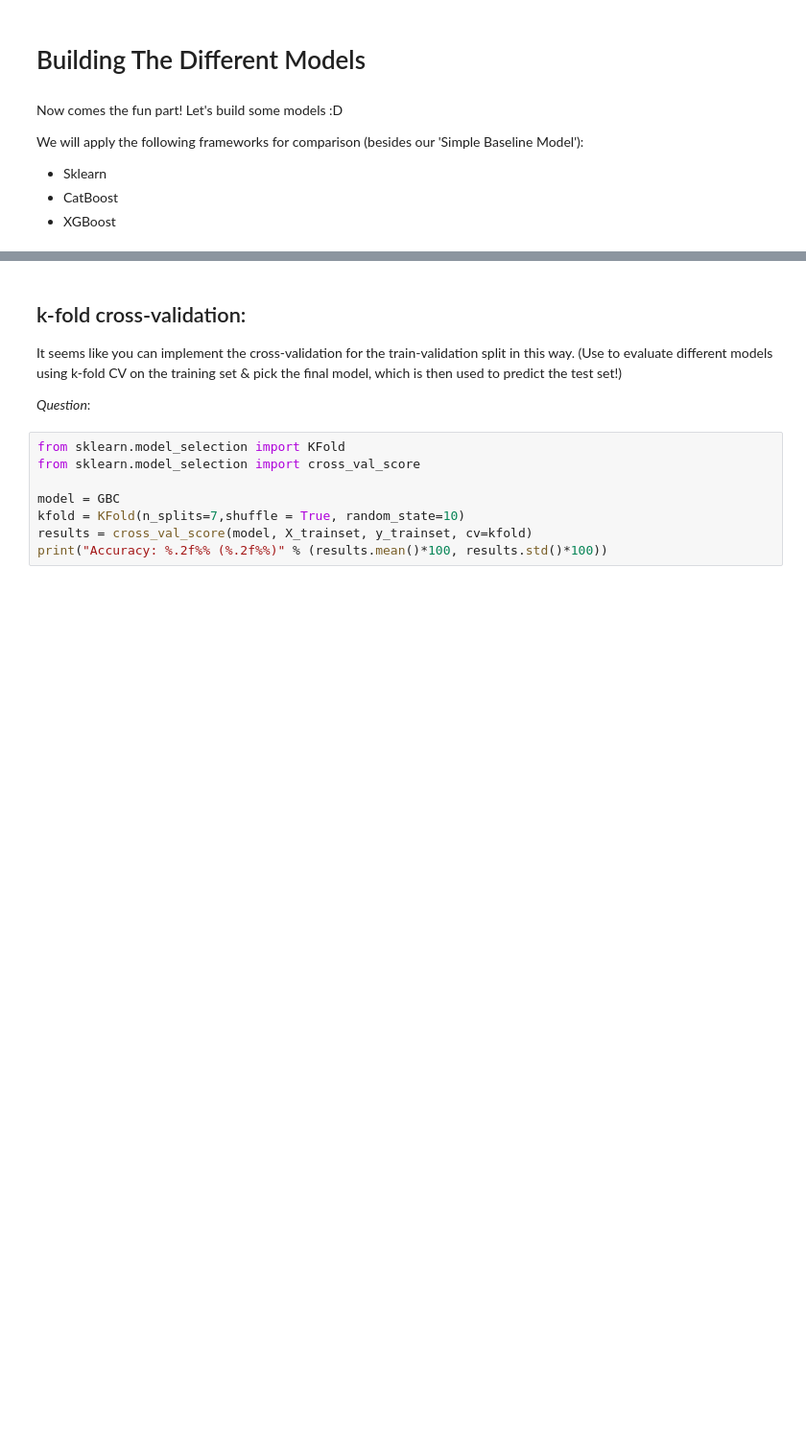
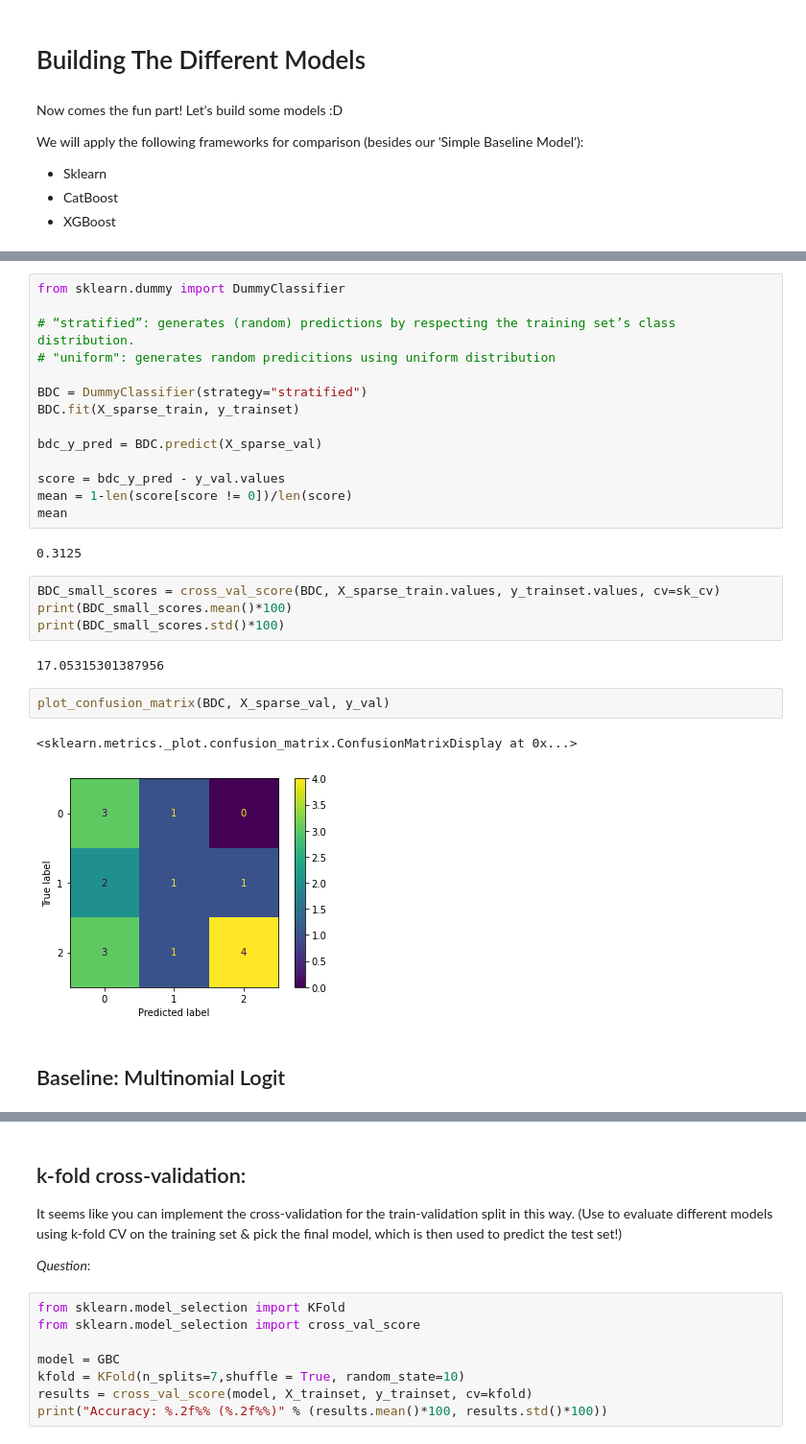
Before and after one commit to Blastorios/B4TM, a Jupyter notebook: src/GradientBoost.ipynb, the cells around one changed output, grey strips where cells are left out. Shown at 96% size. Cells and saved outputs as stored; diff of their text form; blank space fills up the shorter version.

```diff
--- a/src/GradientBoost.ipynb
+++ b/src/GradientBoost.ipynb
@@ -329,0 +417,29 @@ Average variance: 0.16210526315789475
+# %%
+from sklearn.dummy import DummyClassifier
+
+# “stratified”: generates (random) predictions by respecting the training set’s class distribution.
+# "uniform": generates random predicitions using uniform distribution
+
+BDC = DummyClassifier(strategy="stratified")
+BDC.fit(X_sparse_train, y_trainset)
+
+bdc_y_pred = BDC.predict(X_sparse_val)
+
+score = bdc_y_pred - y_val.values
+mean = 1-len(score[score != 0])/len(score)
+mean
+# %% [output]
+0.3125
+# %%
+BDC_small_scores = cross_val_score(BDC, X_sparse_train.values, y_trainset.values, cv=sk_cv)
+print(BDC_small_scores.mean()*100)
+print(BDC_small_scores.std()*100)
+# %% [output]
+17.05315301387956
+# %%
+plot_confusion_matrix(BDC, X_sparse_val, y_val)
+# %% [output]
+<sklearn.metrics._plot.confusion_matrix.ConfusionMatrixDisplay at 0x...>
+[figure, added]
+# %% [markdown]
+## Baseline: Multinomial Logit
```
Also changed, not shown: parts of 58 cells of this notebook, 16 other files.
